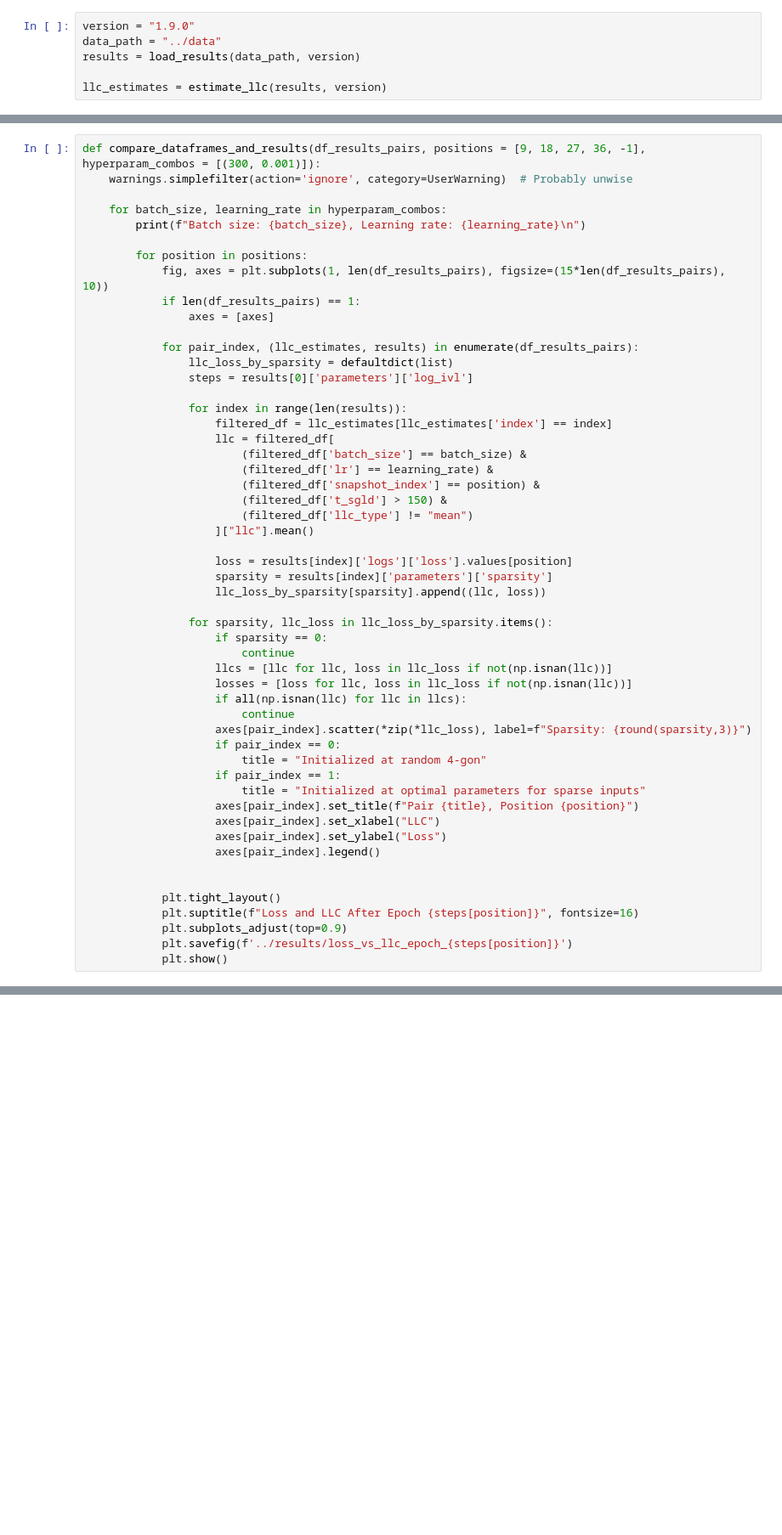
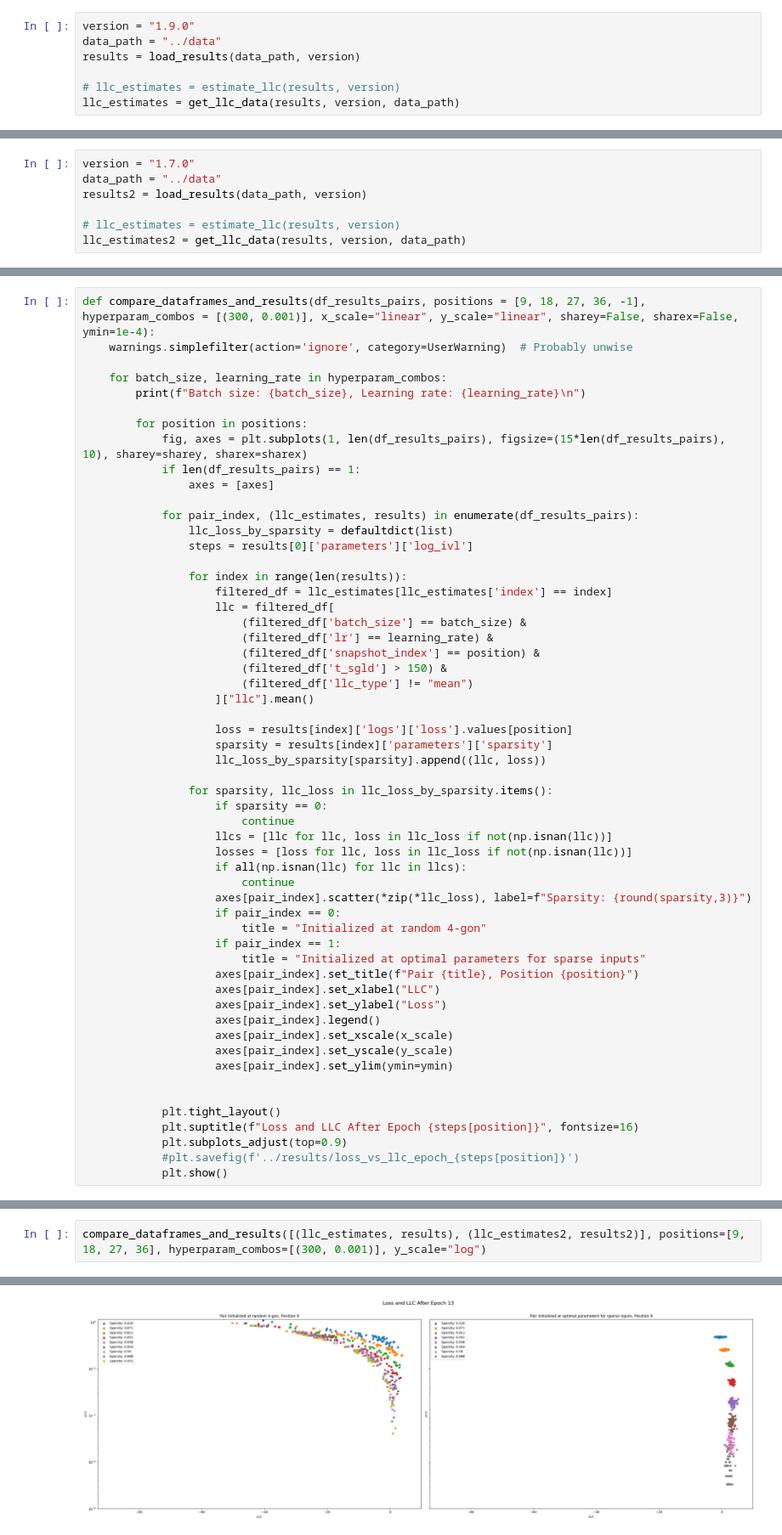
Before and after one commit to anogassis/tms-sparsity, a Jupyter notebook: notebooks/visualize_experiments.ipynb, the cells around one changed output, grey strips where cells are left out. Shown at 85% size. Drawn from its saved outputs; the diff is of its cells as text; blank space fills up the shorter version.

Commit message:
Update visualizations

```diff
--- a/notebooks/visualize_experiments.ipynb
+++ b/notebooks/visualize_experiments.ipynb
@@ -13,4 +13,5 @@ version = "1.9.0"
 data_path = "../data"
 results = load_results(data_path, version)
 
-llc_estimates = estimate_llc(results, version)
+# llc_estimates = estimate_llc(results, version)
+llc_estimates = get_llc_data(results, version, data_path)
@@ -53,0 +18,7 @@ Running llc estimation for snapshot 9
+# %%
+version = "1.7.0"
+data_path = "../data"
+results2 = load_results(data_path, version)
+
+# llc_estimates = estimate_llc(results, version)
+llc_estimates2 = get_llc_data(results, version, data_path)
@@ -54,12 +29,12 @@ Running llc estimation for snapshot 9
 # %%
-def compare_dataframes_and_results(df_results_pairs, positions = [9, 18, 27, 36, -1], hyperparam_combos = [(300, 0.001)]):
+def compare_dataframes_and_results(df_results_pairs, positions = [9, 18, 27, 36, -1], hyperparam_combos = [(300, 0.001)], x_scale="linear", y_scale="linear", sharey=False, sharex=False, ymin=1e-4):
     warnings.simplefilter(action='ignore', category=UserWarning)  # Probably unwise
 
     for batch_size, learning_rate in hyperparam_combos:
         print(f"Batch size: {batch_size}, Learning rate: {learning_rate}\n")
 
         for position in positions:
-            fig, axes = plt.subplots(1, len(df_results_pairs), figsize=(15*len(df_results_pairs), 10))
+            fig, axes = plt.subplots(1, len(df_results_pairs), figsize=(15*len(df_results_pairs), 10), sharey=sharey, sharex=sharex)
             if len(df_results_pairs) == 1:
                 axes = [axes]
 
@@ -97,10 +72,13 @@ def compare_dataframes_and_results(df_results_pairs, positions = [9, 18, 27, 36,
                     axes[pair_index].set_xlabel("LLC")
                     axes[pair_index].set_ylabel("Loss")
                     axes[pair_index].legend()
+                    axes[pair_index].set_xscale(x_scale)
+                    axes[pair_index].set_yscale(y_scale)
+                    axes[pair_index].set_ylim(ymin=ymin)
 
 
             plt.tight_layout()
             plt.suptitle(f"Loss and LLC After Epoch {steps[position]}", fontsize=16)
             plt.subplots_adjust(top=0.9)
-            plt.savefig(f'../results/loss_vs_llc_epoch_{steps[position]}')
+            #plt.savefig(f'../results/loss_vs_llc_epoch_{steps[position]}')
             plt.show()
@@ -106,0 +120,3 @@ def compare_dataframes_and_results(df_results_pairs, positions = [9, 18, 27, 36,
+# %%
+compare_dataframes_and_results([(llc_estimates, results), (llc_estimates2, results2)], positions=[9, 18, 27, 36], hyperparam_combos=[(300, 0.001)], y_scale="log")
+# %% [output]
@@ -106,0 +124 @@ def compare_dataframes_and_results(df_results_pairs, positions = [9, 18, 27, 36,
+[figure, added]
```
Also changed, not shown: parts of 9 cells of this notebook.
